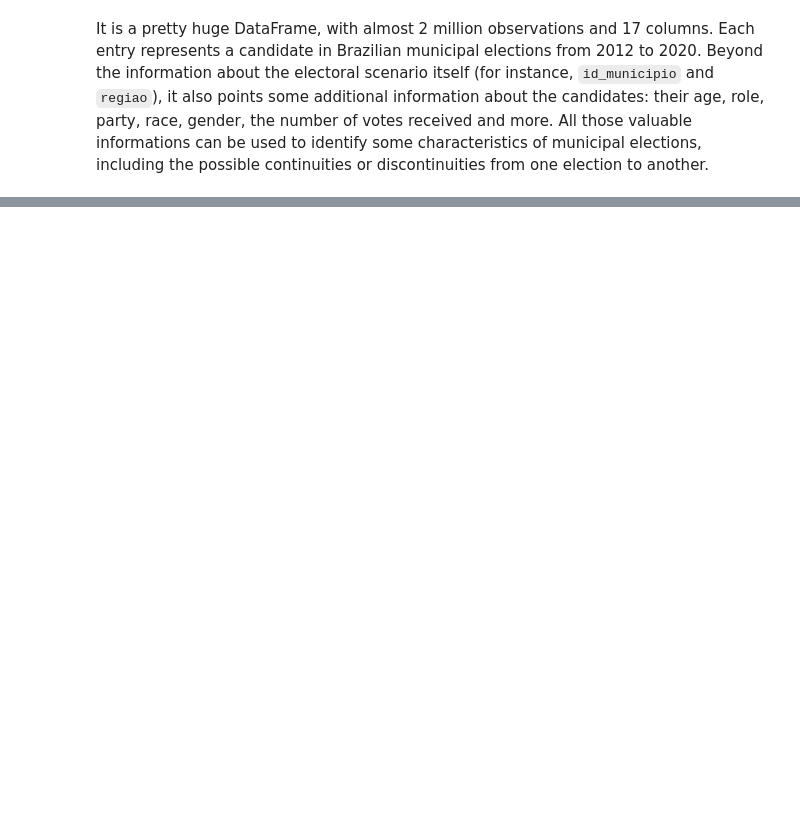
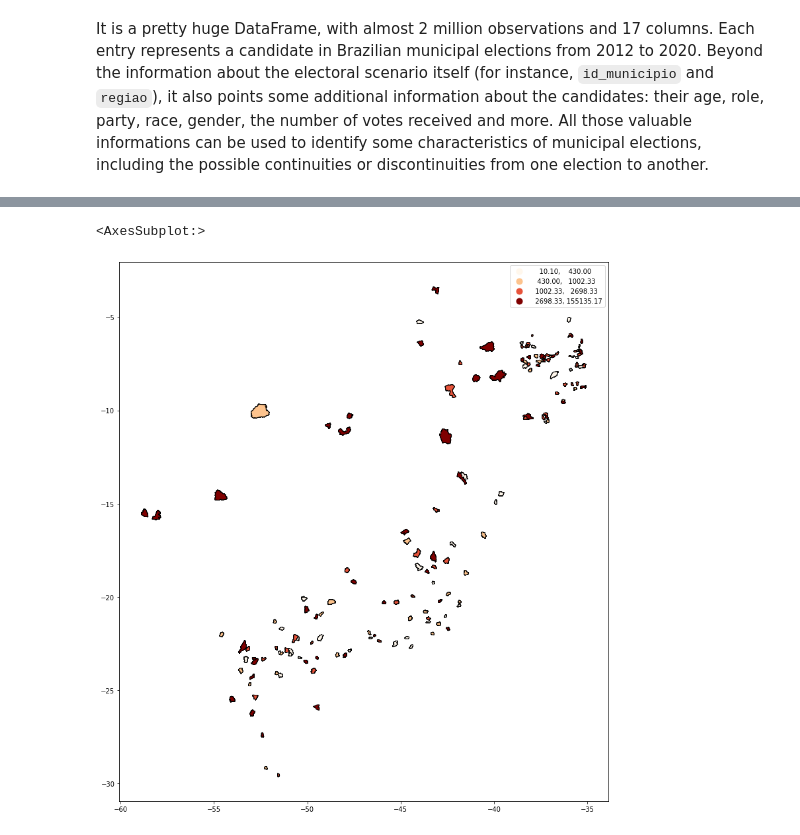
Before and after one commit to felipelmc/Brazilian-Elections, a Jupyter notebook: analysis.ipynb, the cells around one changed output, grey strips where cells are left out. Drawn from its saved outputs; the diff is of its cells as text; code cells hidden in the pictures; blank space fills up the shorter version.

```diff
--- a/analysis.ipynb
+++ b/analysis.ipynb
@@ -147,6 +136,9 @@ municipal = pd.merge(municipal, revenue, on='id_candidato_bd')
 
 # then we can finally merge with the df which contains the geometry information
 municipal = pd.merge(municipal, geometries, on='id_municipio')
+
+# finally we can drop the duplicated entries
+municipal = municipal.drop_duplicates()
 # %% [markdown]
 Now we ought to turn our DataFrame into a GeoDataFrame, so that we will be able to plot maps with it:
 # %%
@@ -163,4 +159,7 @@ municipal.shape
 # %% [markdown]
 It is a pretty huge DataFrame, with almost 2 million observations and 17 columns. Each entry represents a candidate in Brazilian municipal elections from 2012 to 2020. Beyond the information about the electoral scenario itself (for instance, `id_municipio` and `regiao`), it also points some additional information about the candidates: their age, role, party, race, gender, the number of votes received and more. All those valuable informations can be used to identify some characteristics of municipal elections, including the possible continuities or discontinuities from one election to another.
+# %%
+flt = (municipal['regiao'].isin(['Nordeste', 'Sudeste']))
+municipal = municipal[flt]
 # %%
 flt = ((municipal["cargo"] == "vereador"))
@@ -210,15 +230,17 @@ mun = pd.merge(municipal[['sigla_uf', 'geometria']], grouped, on = 'sigla_uf')
 # %%
-#flt = mun['sigla_uf'] == 'RJ'
+flt = ((mun['sigla_uf'] == 'RJ') & (mun['cargo'] == 'vereador'))
 
-flt = ((mun['ano'] == 2020) &
-       (mun['cargo'] == 'vereador'))
+# consertarflt = (mun['cargo'] == 'vereador')
 
-mun[flt].plot(figsize = (12,12),
+municipal[flt].plot(figsize = (15,15),
               column = 'valor_receita',
-              scheme = 'quantiles',
+              scheme = 'quantiles', k=4,
               cmap='OrRd', edgecolor = 'k', legend = True)
 
 # consertar isso aqui
+# %% [output]
+<AxesSubplot:>
+[figure, added]
 # %%
 flt = ((municipal["cargo"] == "prefeito") &
        (municipal["resultado"] == 'eleito') &
```
Also changed, not shown: parts of 12 cells of this notebook, 1 other file.
